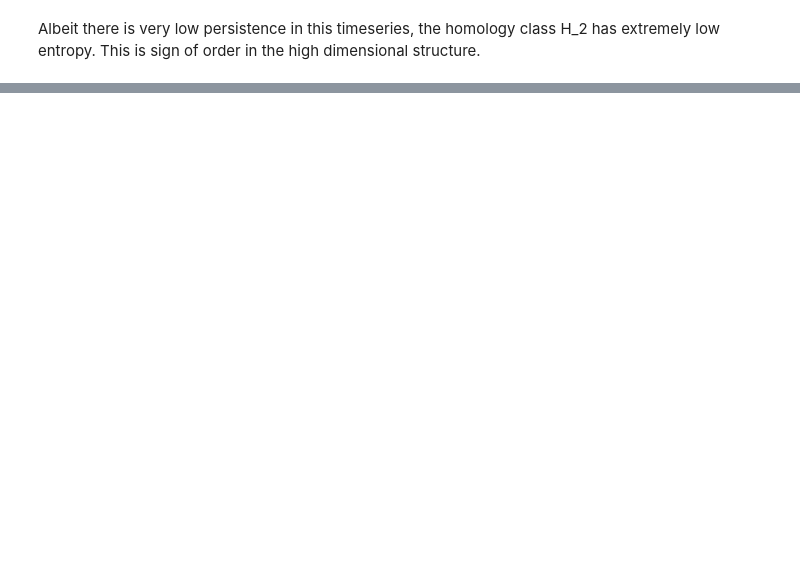
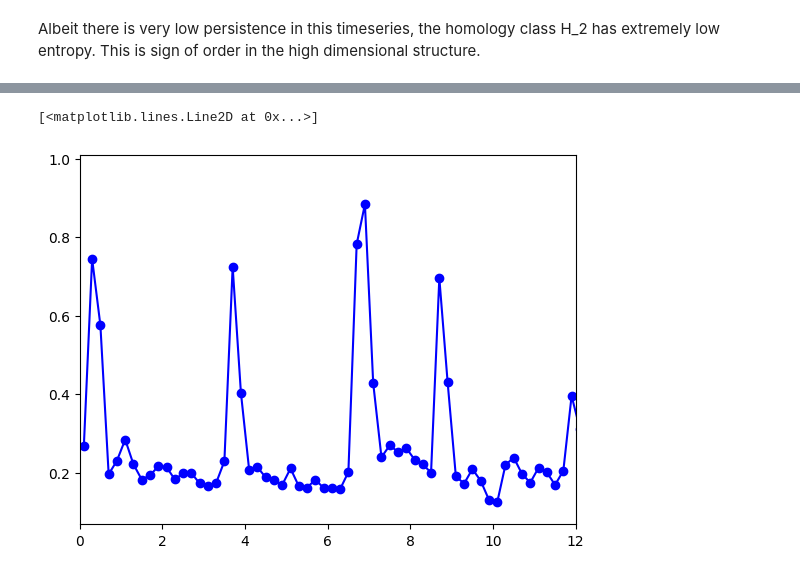
Before and after one commit to simonecasolo/TDA-for-Slugging, a Jupyter notebook: Imperial Slug Data Analysis.ipynb, the cells around one changed output, grey strips where cells are left out. Cells and saved outputs as stored; diff of their text form; code cells hidden in the pictures; blank space fills up the shorter version.

```diff
--- a/Imperial Slug Data Analysis.ipynb
+++ b/Imperial Slug Data Analysis.ipynb
@@ -172,0 +240,3 @@ Reshape your data either using array.reshape(-1, 1) if your data has a single fe
+# %%
+C22F002_downsampled_2 = C22F002.iloc[::2, :]
+C22F002_downsampled_2
@@ -172,0 +257,6 @@ Reshape your data either using array.reshape(-1, 1) if your data has a single fe
+# %%
+plt.xlim([0,12])
+plt.plot(C22F002_downsampled_2[C22F002_downsampled_2.columns[0]],C22F002_downsampled_2[C22F002_downsampled_2.columns[1]], 'bo-')
+# %% [output]
+[<matplotlib.lines.Line2D at 0x...>]
+[figure, added]
```
Also changed, not shown: parts of 23 cells of this notebook.
